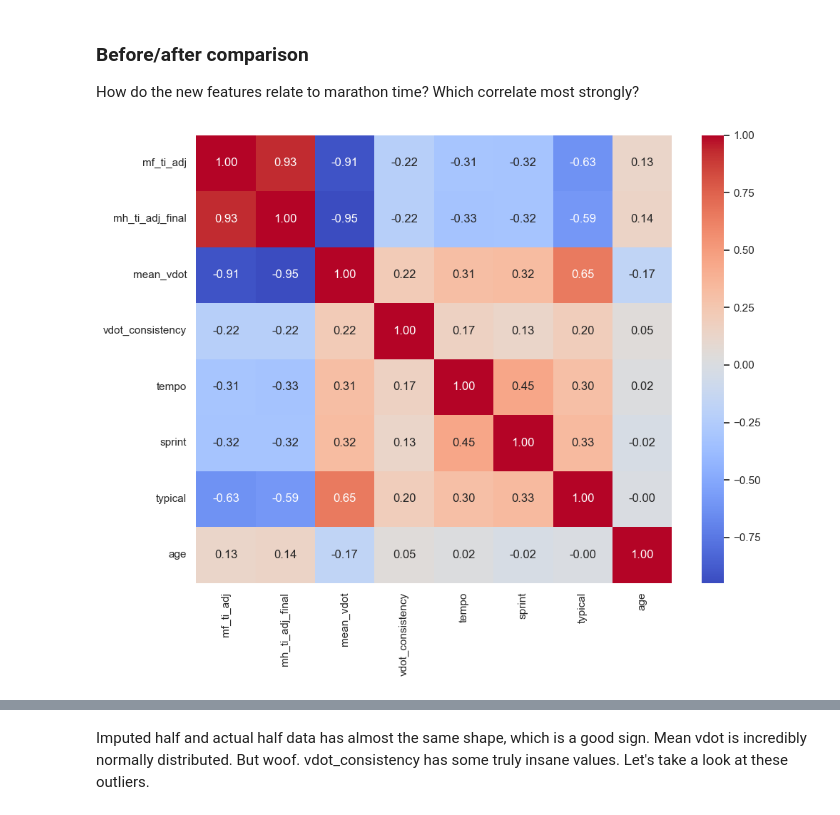
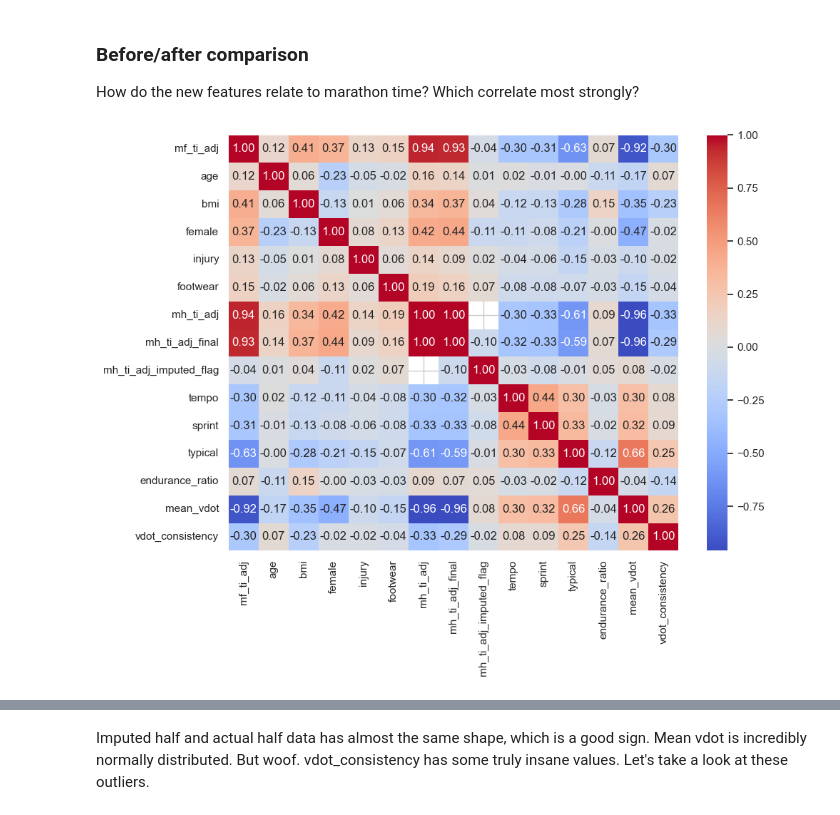
Before and after one commit to jacmil/Marathon-Pace-Predictor, a Jupyter notebook: notebooks/02_feature_engineering.ipynb, the cells around one changed output, grey strips where cells are left out. Drawn from its saved outputs; the diff is of its cells as text; code cells hidden in the pictures.

```diff
--- a/notebooks/02_feature_engineering.ipynb
+++ b/notebooks/02_feature_engineering.ipynb
@@ -301,3 +305,17 @@ df["vdot_consistency"] = df.apply(calc_consistency, axis=1)
+# %%
+races = [
+    ('mh_ti_adj', 13.1),
+    ('m10_ti_adj', 10),
+    ('k10_ti_adj', 6.2),
+    ('m5_ti_adj', 5),
+    ('k5_ti_adj', 3.1),
+]
+
+df["longest_race_dist"] = 0.0
+
+for race, dist in races:
+    mask = df[race].notna() & (df["longest_race_dist"] < dist)
+    df.loc[mask, "longest_race_dist"] = dist
 # %% [markdown]
 ### Missing value strategy
 
@@ -308,19 +326,27 @@ I imputed half marathon times because its the most valuable predictor we have (b
 How do the new features relate to marathon time? Which correlate most strongly?
 # %%
 # Correlation of new features with marathon time
-cols = ["mf_ti_adj",
-        "mh_ti_adj_final",
-        "mean_vdot",
-        "vdot_consistency",
-        "tempo",
-        "sprint",
-        "typical",
-        "age",
-    ]
+cols = [
+    "mf_ti_adj",
+    "age",
+    "bmi",
+    "female",
+    "injury",
+    "footwear",
+    "mh_ti_adj",
+    "mh_ti_adj_final",
+    "mh_ti_adj_imputed_flag",
+    "tempo",
+    "sprint",
+    "typical",
+    "endurance_ratio",
+    "mean_vdot",
+    "vdot_consistency",
+]
 
 plt.figure(figsize=(10, 8))
 sns.heatmap(df[cols].corr(numeric_only=True), annot=True, fmt=".2f", cmap="coolwarm")
 plt.tight_layout()
 plt.show()
 # %% [output]
-[figure, old version]
+[figure, new version]
```
Also changed, not shown: parts of 16 cells of this notebook.
